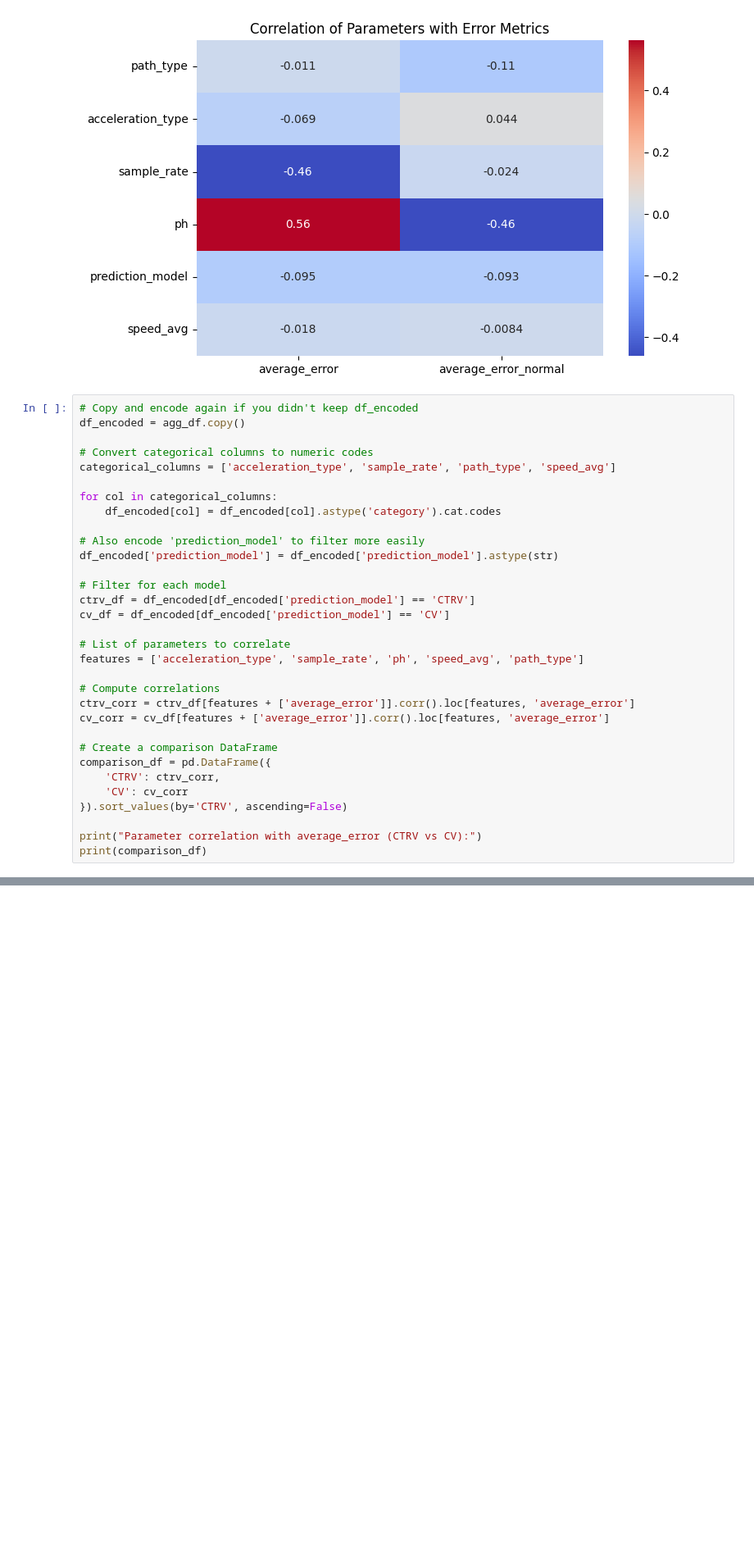
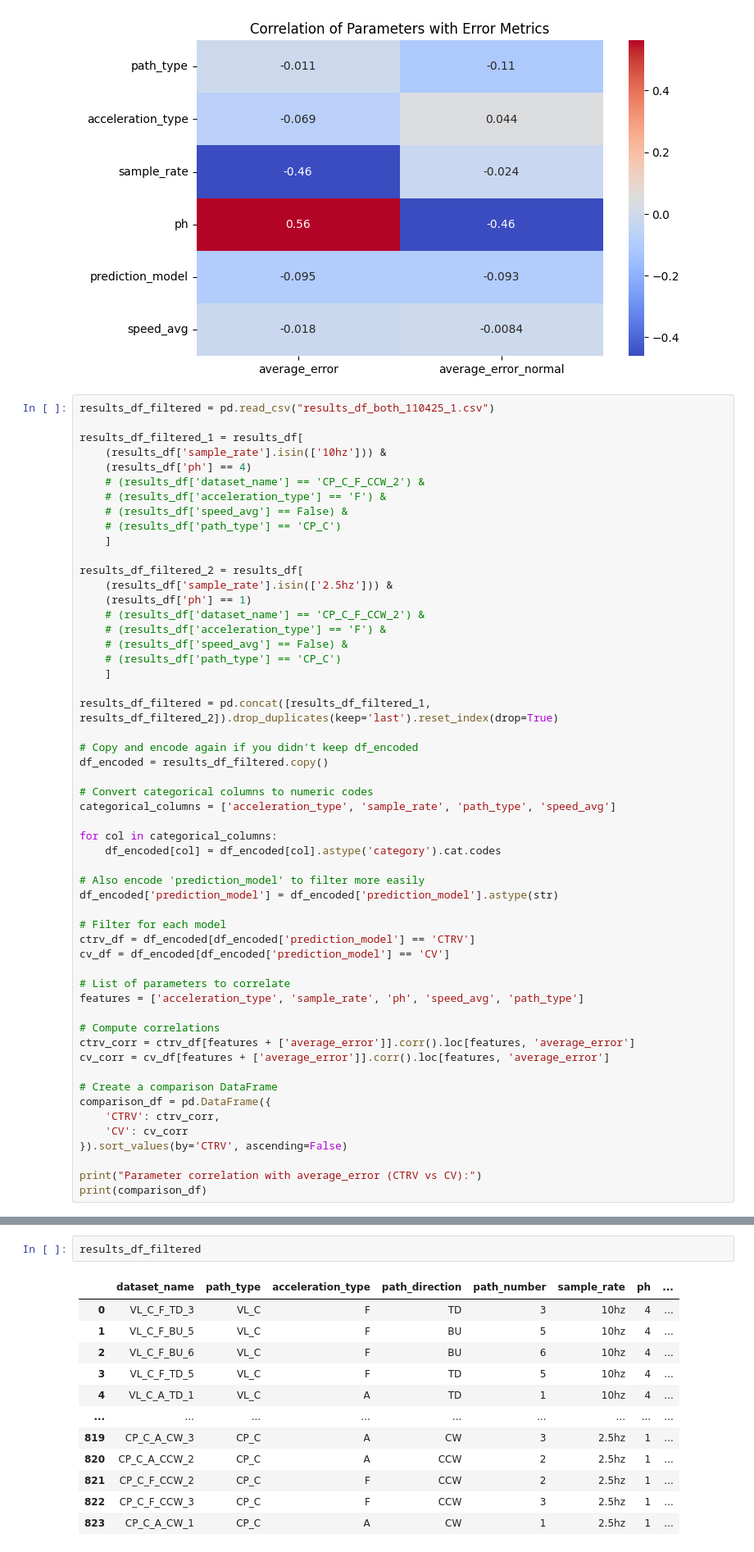
Before and after one commit to spourasgari/motion_predictor, a Jupyter notebook: void/CV_pred.ipynb, the cells around one changed output, grey strips where cells are left out. Shown at 82% size. Saved outputs shown, nothing was run; the diff lists cells and outputs as text; blank space fills up the shorter version.

```diff
--- a/CV_pred.ipynb
+++ b/void/CV_pred.ipynb
@@ -750,8 +727,30 @@ plt.show()
 # %% [output]
 [figure]
 # %%
+results_df_filtered = pd.read_csv("results_df_both_110425_1.csv")
+
+results_df_filtered_1 = results_df[
+    (results_df['sample_rate'].isin(['10hz'])) &
+    (results_df['ph'] == 4)
+    # (results_df['dataset_name'] == 'CP_C_F_CCW_2') &
+    # (results_df['acceleration_type'] == 'F') &
+    # (results_df['speed_avg'] == False) &
+    # (results_df['path_type'] == 'CP_C')
+    ]
+
+results_df_filtered_2 = results_df[
+    (results_df['sample_rate'].isin(['2.5hz'])) &
+    (results_df['ph'] == 1)
+    # (results_df['dataset_name'] == 'CP_C_F_CCW_2') &
+    # (results_df['acceleration_type'] == 'F') &
+    # (results_df['speed_avg'] == False) &
+    # (results_df['path_type'] == 'CP_C')
+    ]
+
+results_df_filtered = pd.concat([results_df_filtered_1, results_df_filtered_2]).drop_duplicates(keep='last').reset_index(drop=True)
+
 # Copy and encode again if you didn't keep df_encoded
-df_encoded = agg_df.copy()
+df_encoded = results_df_filtered.copy()
 
 # Convert categorical columns to numeric codes
 categorical_columns = ['acceleration_type', 'sample_rate', 'path_type', 'speed_avg']
@@ -791,0 +791,15 @@ sample_rate       -0.485336 -0.439234
+# %%
+results_df_filtered
+# %% [output]
+|  | dataset_name | path_type | acceleration_type | path_direction | path_number | sample_rate | ph | ... |
+| 0 | VL_C_F_TD_3 | VL_C | F | TD | 3 | 10hz | 4 | ... |
+| 1 | VL_C_F_BU_5 | VL_C | F | BU | 5 | 10hz | 4 | ... |
+| 2 | VL_C_F_BU_6 | VL_C | F | BU | 6 | 10hz | 4 | ... |
+| 3 | VL_C_F_TD_5 | VL_C | F | TD | 5 | 10hz | 4 | ... |
+| 4 | VL_C_A_TD_1 | VL_C | A | TD | 1 | 10hz | 4 | ... |
+| ... | ... | ... | ... | ... | ... | ... | ... | ... |
+| 819 | CP_C_A_CW_3 | CP_C | A | CW | 3 | 2.5hz | 1 | ... |
+| 820 | CP_C_A_CCW_2 | CP_C | A | CCW | 2 | 2.5hz | 1 | ... |
+| 821 | CP_C_F_CCW_2 | CP_C | F | CCW | 2 | 2.5hz | 1 | ... |
+| 822 | CP_C_F_CCW_3 | CP_C | F | CCW | 3 | 2.5hz | 1 | ... |
+| 823 | CP_C_A_CW_1 | CP_C | A | CW | 1 | 2.5hz | 1 | ... |
```
Also changed, not shown: parts of 9 cells of this notebook, 14 other files.
